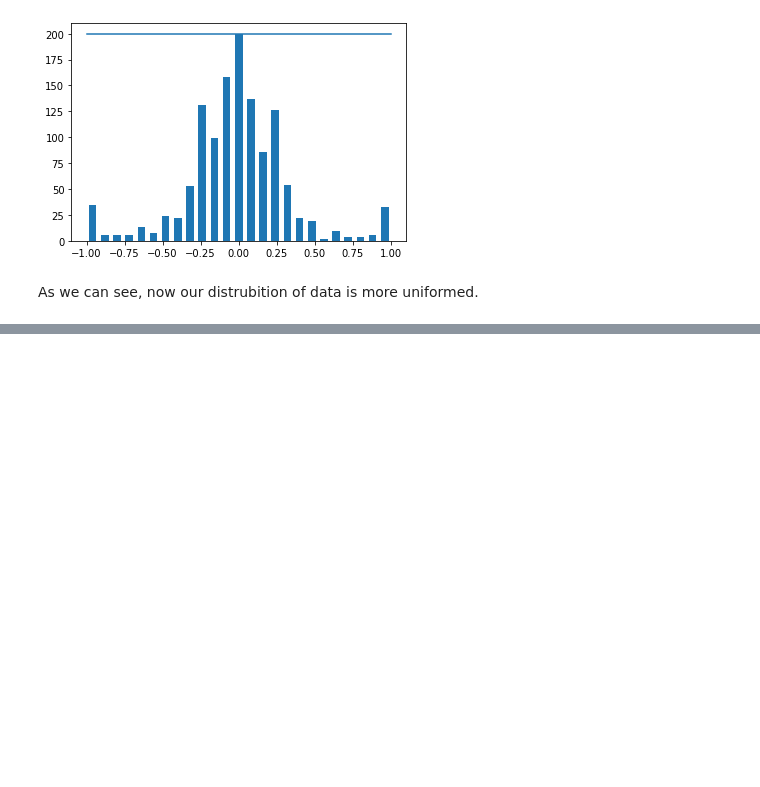
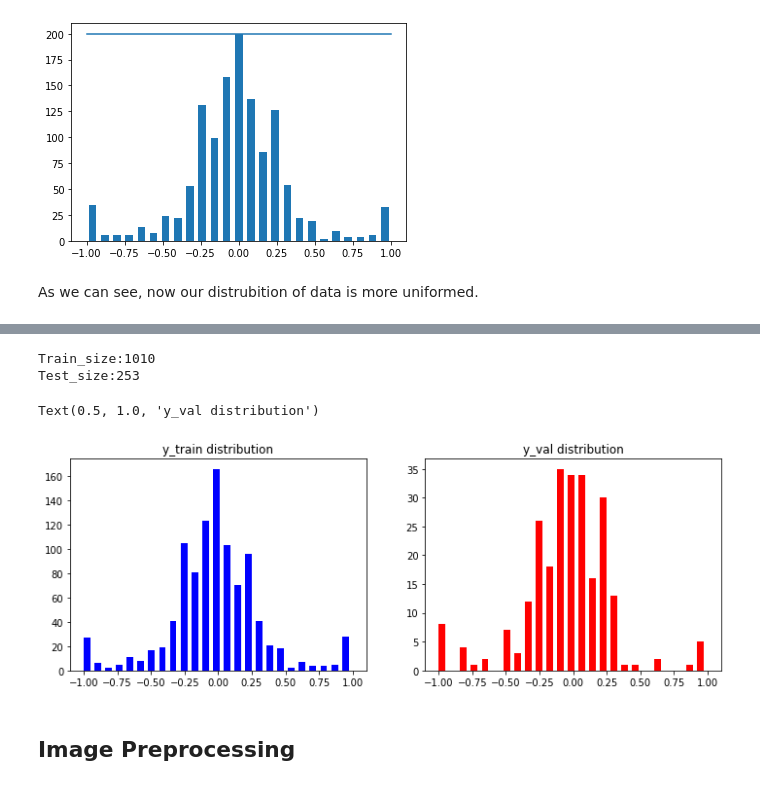
Before and after one commit to BeytullahYayla/Computer-Vision-For-Self-Driving-Cars, a Jupyter notebook: BehavioralCloning/Behavioral_Cloning.ipynb, the cells around one changed output, grey strips where cells are left out. Saved outputs shown, nothing was run; the diff lists cells and outputs as text; code cells hidden in the pictures; blank space fills up the shorter version.

```diff
--- a/BehavioralCloning/Behavioral_Cloning.ipynb
+++ b/BehavioralCloning/Behavioral_Cloning.ipynb
@@ -114,0 +119,15 @@ As we can see, now our distrubition of data is more uniformed.
+# %%
+print(data.iloc[40])
+def load_steering(datadir,df):
+  image_path=[]
+  steering=[]
+  for i in range(len(data)):
+    indexed_data=data.iloc[i]
+    center,left,right=indexed_data[0],indexed_data[1],indexed_data[2]
+    image_path.append(os.path.join(datadir,center.strip()))
+    steering.append(float(indexed_data[3]))
+  image_paths=np.asarray(image_path)
+  steerings=np.asarray(steering)
+  return image_paths,steerings
+
+image_paths,steerings=load_steering(path+"/IMG",data)
@@ -114,0 +143,17 @@ As we can see, now our distrubition of data is more uniformed.
+# %%
+X_train,X_val,y_train,y_val=train_test_split(image_paths,steerings,random_state=6,shuffle=True,test_size=0.2)
+print("Train_size:{}\nTest_size:{}".format(len(X_train),len(X_val)))
+# %% [output]
+Train_size:1010
+Test_size:253
+# %%
+fig,axes=plt.subplots(1,2,figsize=(12,4))
+axes[0].hist(y_train,bins=num_bins,width=0.05,color='blue')
+axes[0].set_title("y_train distribution")
+axes[1].hist(y_val,bins=num_bins,width=0.05,color='red')
+axes[1].set_title("y_val distribution")
+# %% [output]
+Text(0.5, 1.0, 'y_val distribution')
+[figure, added]
+# %% [markdown]
+## Image Preprocessing
```
Also changed, not shown: parts of 7 cells of this notebook.
